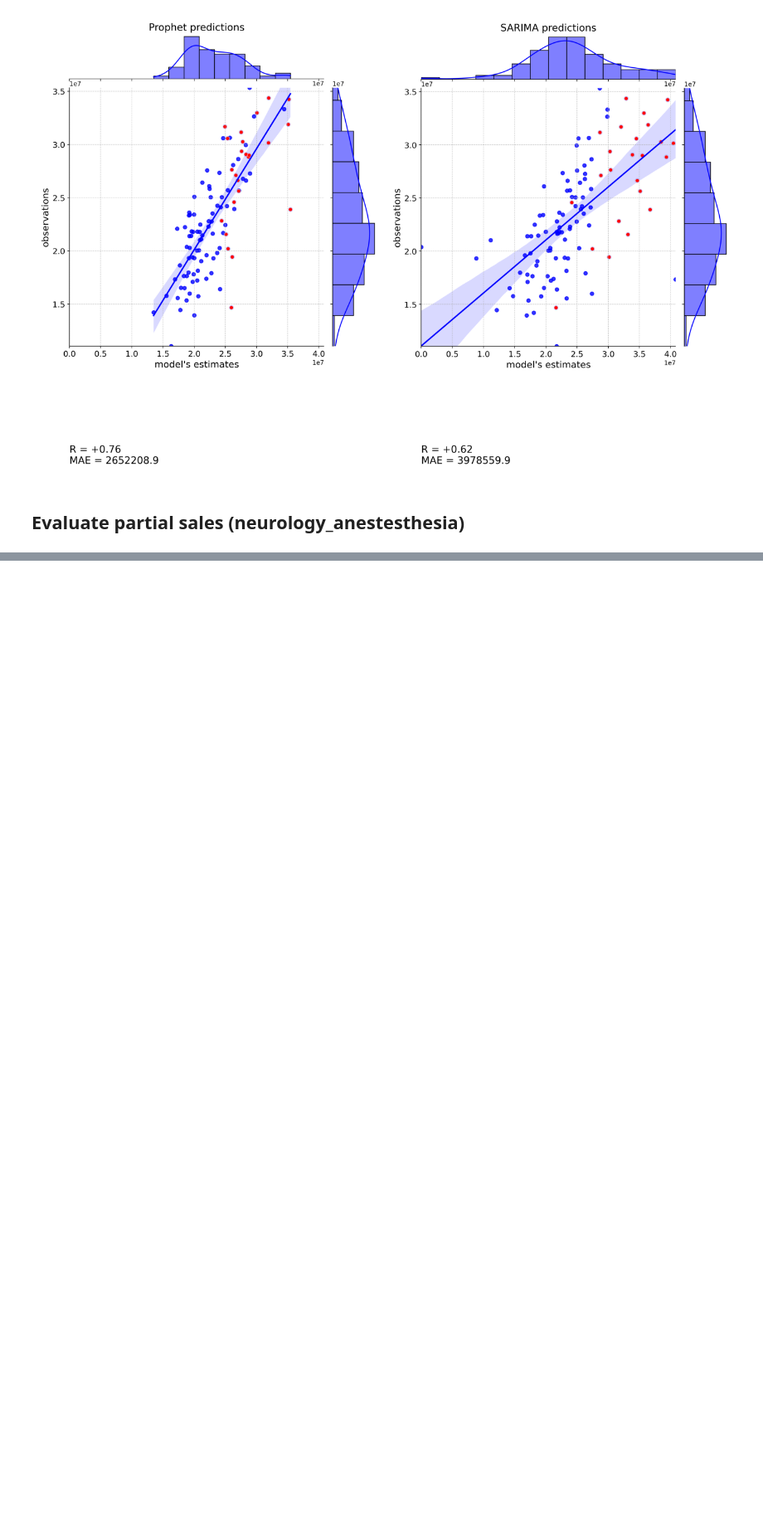
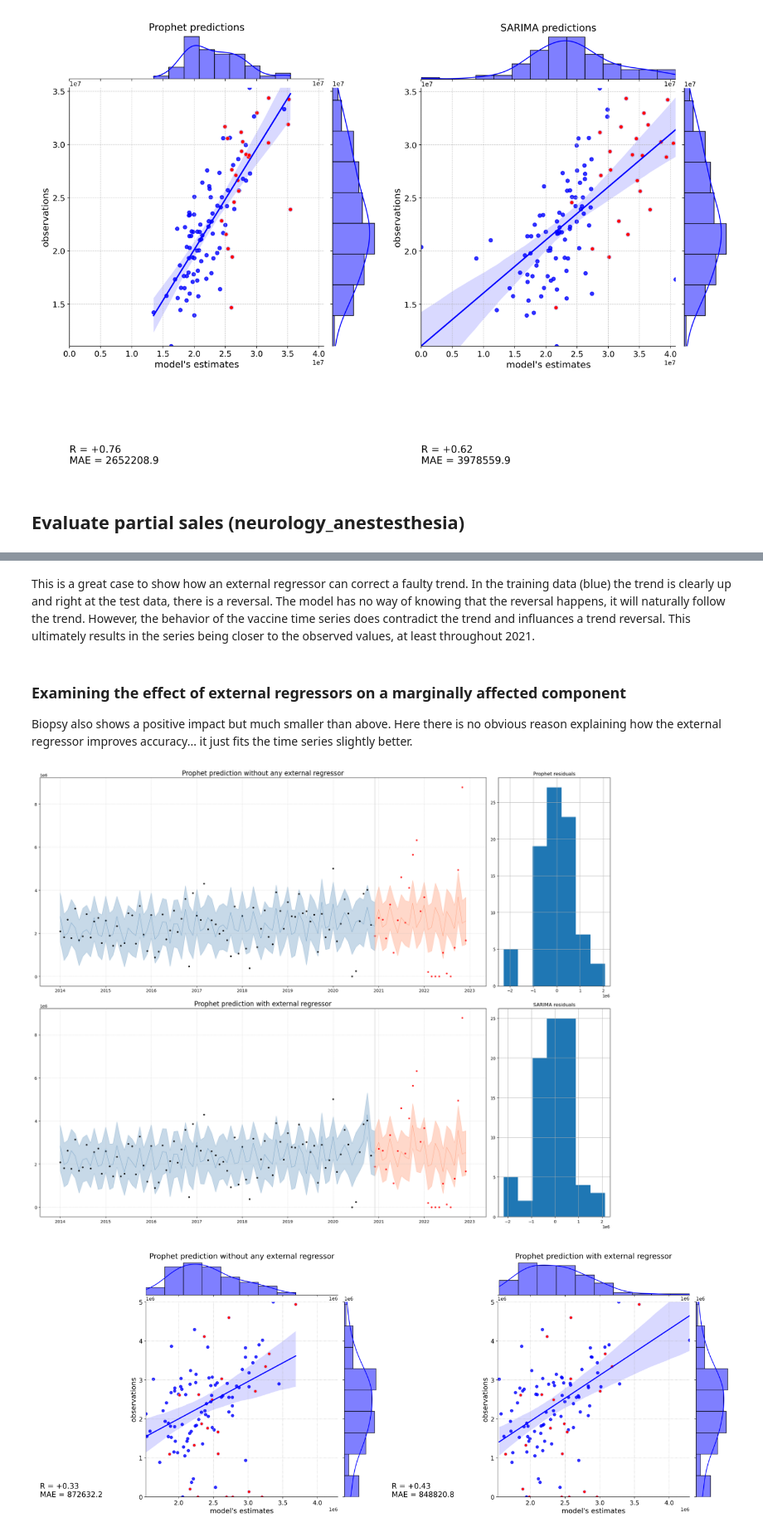
Before and after one commit to janelacode/revenueprediction_thesis, a Jupyter notebook: compare_sarima_prophet.ipynb, the cells around one changed output, grey strips where cells are left out. Shown at 83% size. Saved outputs shown, nothing was run; the diff lists cells and outputs as text; code cells hidden in the pictures; blank space fills up the shorter version.

```diff
--- a/compare_sarima_prophet.ipynb
+++ b/compare_sarima_prophet.ipynb
@@ -202,0 +283,27 @@ plot_comparative(viz_df)
+# %% [markdown]
+This is a great case to show how an external regressor can correct a faulty trend. In the training data (blue) the trend is clearly up and right at the test data, there is a reversal. The model has no way of knowing that the reversal happens, it will naturally follow the trend. However, the behavior of the vaccine time series does contradict the trend and influances a trend reversal. This ultimately results in the series being closer to the observed values, at least throughout 2021.
+# %% [markdown]
+### Examining the effect of external regressors on a marginally affected component
+
+Biopsy also shows a positive impact but much smaller than above. Here there is no obvious reason explaining how the external regressor improves accuracy... it just fits the time series slightly better.
+# %%
+prophet_wo_model = pickle.load(open('biopsy_wo_regressor.model', 'rb'))
+prophet_w_model = pickle.load(open('biopsy_w_regressor.model', 'rb'))
+
+df_sales = pd.read_excel("data_for_clustering.xlsx", parse_dates=True,usecols = "A,I").set_index('Date')
+df_sales= df_sales.rename(columns={'Biopsy' : 'Sales'})
+df_sales.index = pd.to_datetime(df_sales.index)
+df_vaccines = pd.read_csv("vaccines.csv", parse_dates=True)
+
+df_vaccines['Date'] = pd.to_datetime(df_vaccines['Date'], format='%Y-%m')
+
+df_vaccines = df_vaccines.set_index('Date')
+
+# restrict additional regressor to same time
+df_vaccines = df_vaccines.loc[df_sales.index.min():df_sales.index.max(),:]
+
+viz_df = make_prophet_df(prophet_wo_model, prophet_w_model, df_sales, df_vaccines[['vaccine']])
+plot_comparative(viz_df, pred1='yhat1', pred1_lower='yhat1_lower',pred1_upper='yhat1_upper',pred2='yhat2',pred2_lower='yhat2_lower',pred2_upper='yhat2_upper', title1="Prophet prediction without any external regressor", title2="Prophet prediction with external regressor", text_offset=0)
+# %% [output]
+[figure, added]
+[figure, added]
```
Also changed, not shown: parts of 4 cells of this notebook, 5 other files.
